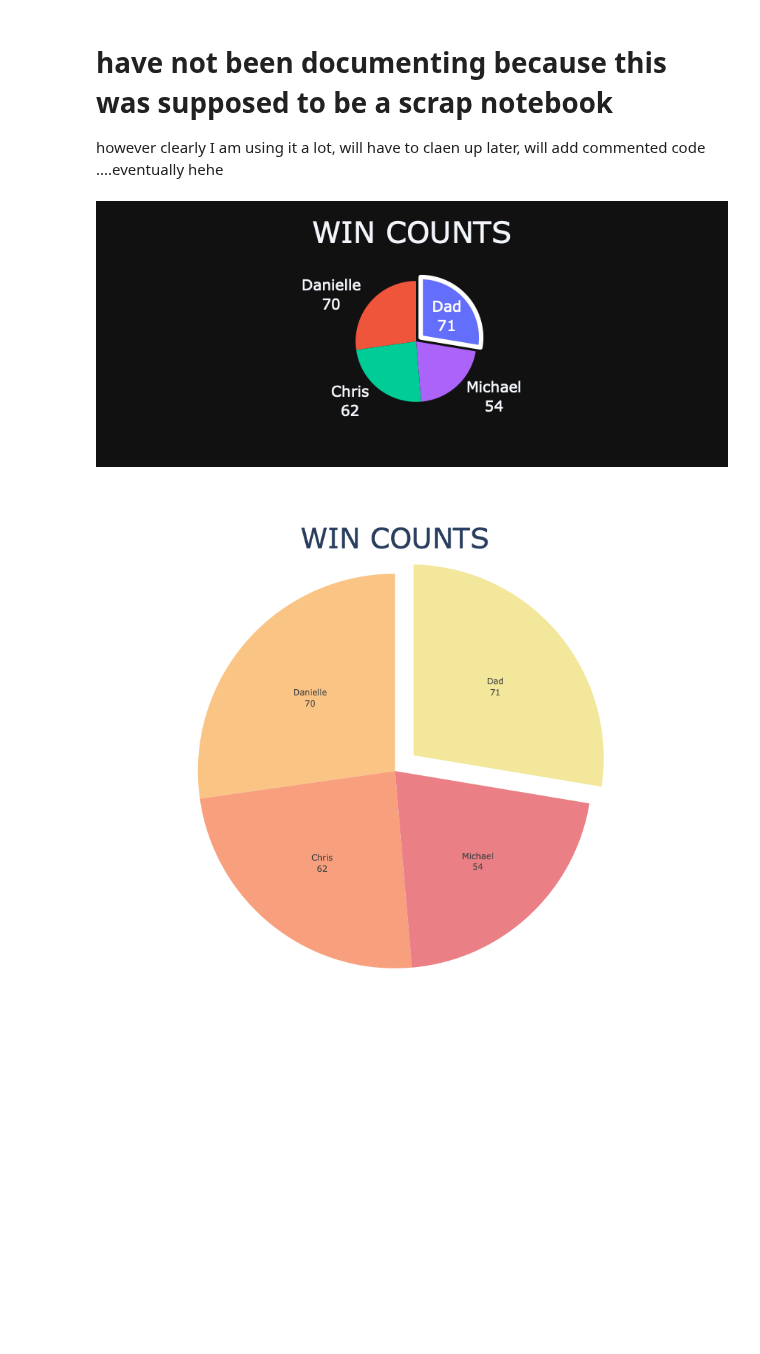
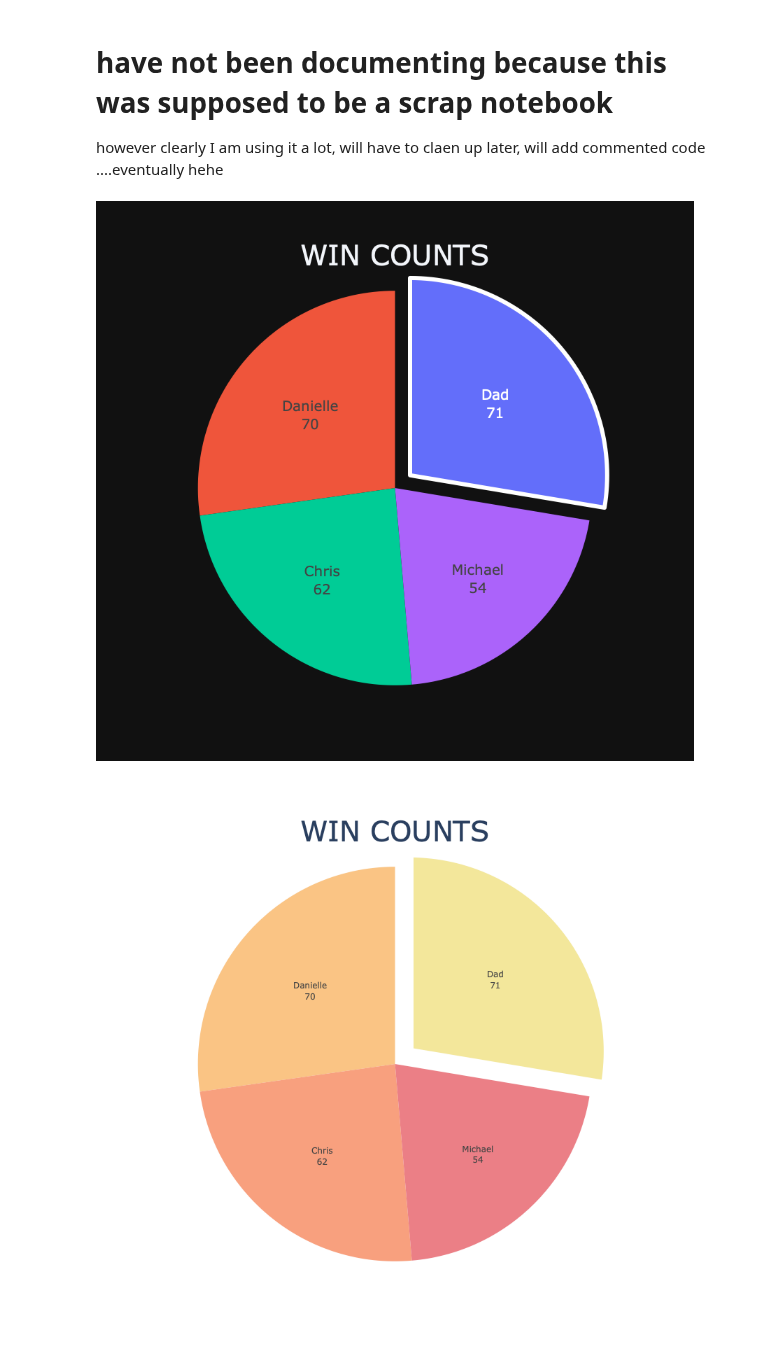
Before and after one commit to MichaelHarnett/WORDLEscoreboard, a Jupyter notebook: Untitled2.ipynb, the cells around one changed output. Saved outputs shown, nothing was run; the diff lists cells and outputs as text; code cells hidden in the pictures; blank space fills up the shorter version.

Commit message:
autosize sucks

```diff
--- a/Untitled2.ipynb
+++ b/Untitled2.ipynb
@@ -499,35 +499,35 @@ scores = [len(michaelwindf), len(daniellewindf), len(chriswindf), len(dadwindf)]
 piezip = zip(players,scores)
 
 #easily turned into a dataframe
 piedf = pd.DataFrame(piezip, columns = ['Player','Score'])
 
 #sorted so that the winner is always on top/is pulled and bordered
 piedf.sort_values('Score', ascending = False, inplace = True)
 
 
 
 #and then added allllll togehter into one beautiful pie chart
 total_pie = px.pie(piedf, names = 'Player', values = 'Score',
                    title = 'WIN COUNTS', template = 'plotly_dark',
                   height = 800, width = 800)
 total_pie.update_traces(textinfo = 'label + value',pull = ([.1,0,0,0]),
                         textfont = dict(size = 20), hovertemplate = [
                             'WOW YOU\'RE WINNING','OK, YAAAAS','I mean, you\'re trying','LOSER'],
                        marker = dict(line = dict(color = 'white', width = [6,0,0,0])))
-total_pie.update_layout(autosize = True,
+total_pie.update_layout(#autosize = True,
     title={
         'text': "WIN COUNTS",
         'y':.92,
         'x':0.5,
         'xanchor': 'center',
         'yanchor': 'top'
         },
     title_font_size = 40,
     showlegend = False
 )
 total_pie.show()
 # %% [output]
-[figure, old version]
+[figure, new version]
 # %%
 #putting the above graphing work into one place to copy into the app code
 #BY THE WAY it took about 2 hours to figure out how to ONLY border a pulled slice. JUSSSSS SAYIN
```
